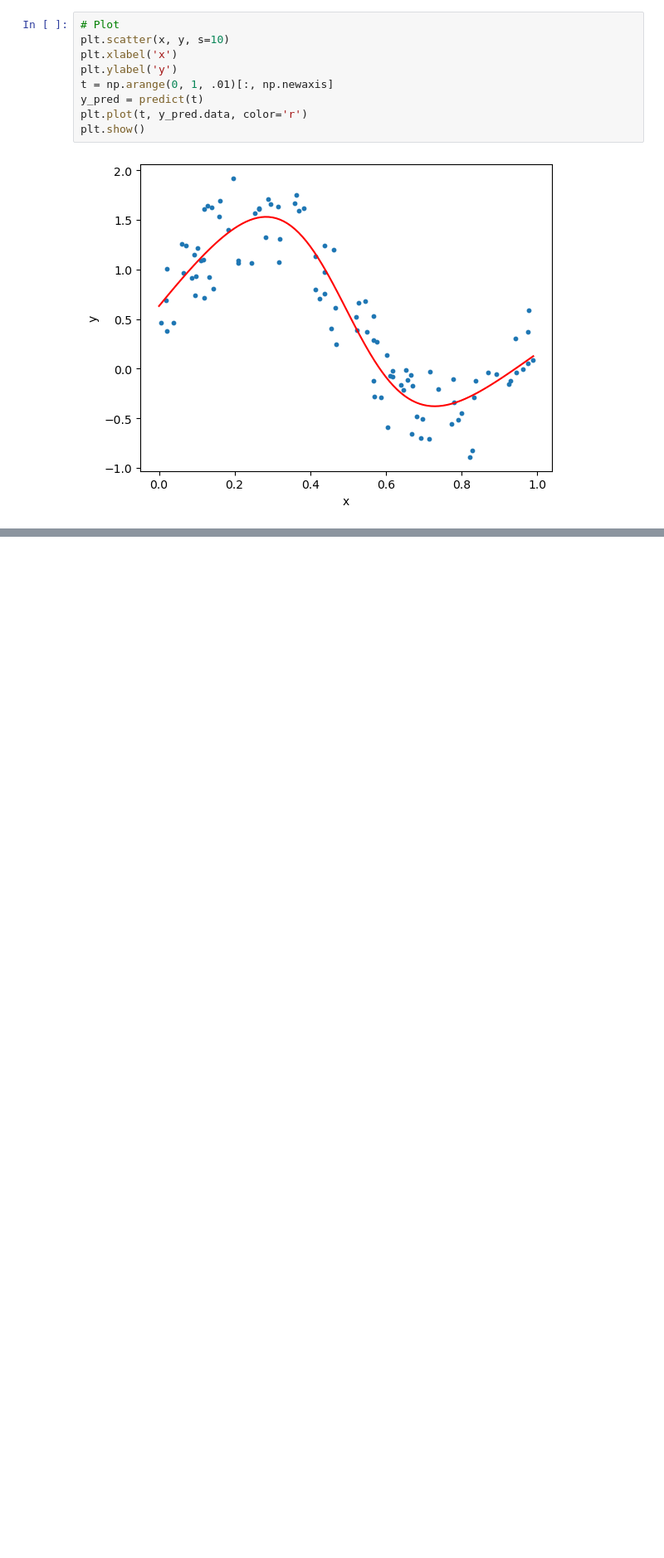
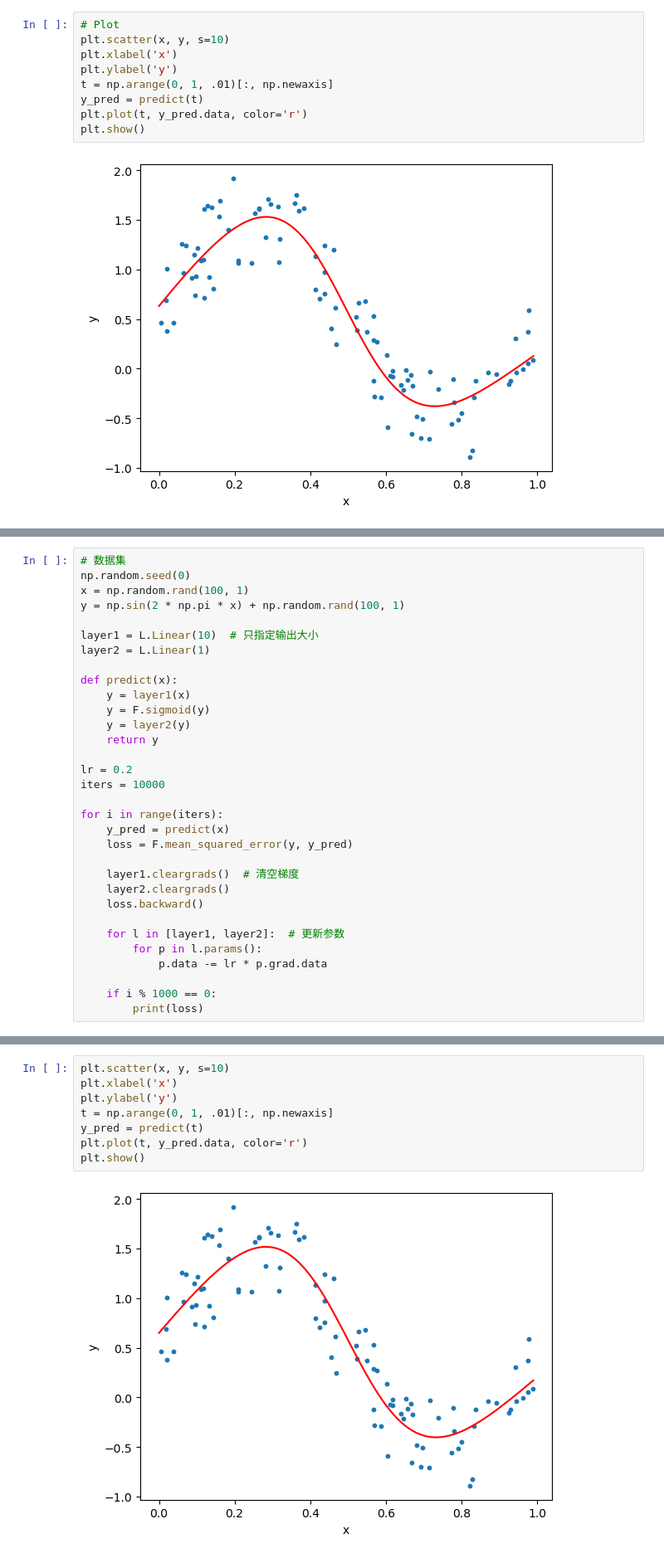
Before and after one commit to easymoneysnipertang/DeZero, a Jupyter notebook: stage4.ipynb, the cells around one changed output, grey strips where cells are left out. Shown at 83% size. Drawn from its saved outputs; the diff is of its cells as text; blank space fills up the shorter version.

Commit message:
step 44-45: layer & model

```diff
--- a/stage4.ipynb
+++ b/stage4.ipynb
@@ -422,0 +473,32 @@ plt.show()
+# %%
+# 数据集
+np.random.seed(0)
+x = np.random.rand(100, 1)
+y = np.sin(2 * np.pi * x) + np.random.rand(100, 1)
+
+layer1 = L.Linear(10)  # 只指定输出大小
+layer2 = L.Linear(1)
+
+def predict(x):
+    y = layer1(x)
+    y = F.sigmoid(y)
+    y = layer2(y)
+    return y
+
+lr = 0.2
+iters = 10000
+
+for i in range(iters):
+    y_pred = predict(x)
+    loss = F.mean_squared_error(y, y_pred)
+
+    layer1.cleargrads()  # 清空梯度
+    layer2.cleargrads()
+    loss.backward()
+
+    for l in [layer1, layer2]:  # 更新参数
+        for p in l.params():
+            p.data -= lr * p.grad.data
+
+    if i % 1000 == 0:
+        print(loss)
@@ -422,0 +516,10 @@ plt.show()
+# %%
+plt.scatter(x, y, s=10)
+plt.xlabel('x')
+plt.ylabel('y')
+t = np.arange(0, 1, .01)[:, np.newaxis]
+y_pred = predict(t)
+plt.plot(t, y_pred.data, color='r')
+plt.show()
+# %% [output]
+[figure, added]
```
Also changed, not shown: parts of 17 cells of this notebook, 5 other files.
